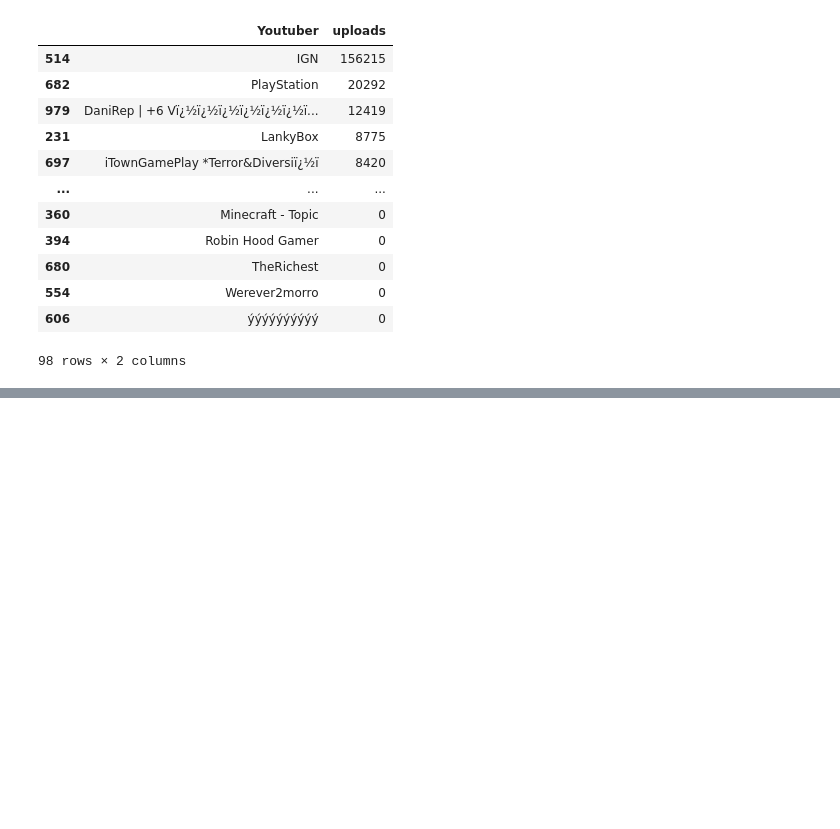
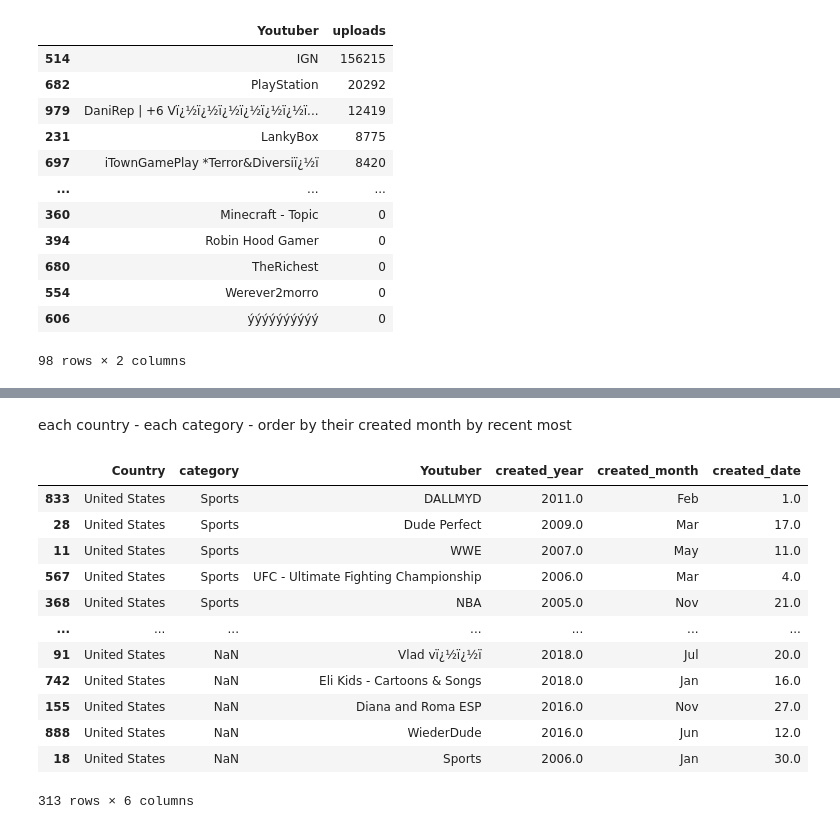
Before and after one commit to KavyaNair01/Machine_Learning, a Jupyter notebook: Pandas_practice.ipynb, the cells around one changed output, grey strips where cells are left out. Cells and saved outputs as stored; diff of their text form; code cells hidden in the pictures; blank space fills up the shorter version.

```diff
--- a/Pandas_practice.ipynb
+++ b/Pandas_practice.ipynb
@@ -266,0 +278,18 @@ df.loc[df['channel_type']=='Games', ['Youtuber','uploads']].sort_values(by = ['u
+# %% [markdown]
+each country - each category - order by their created month by recent most
+# %%
+df[['Country', 'category', 'Youtuber','created_year', 'created_month', 'created_date']][df['Country']=='United States'].sort_values(by = ['Country', 'category','created_year', 'created_month', 'created_date'], ascending = [False, False,False, False, False])
+# %% [output]
+|  | Country | category | Youtuber | created_year | created_month | created_date |
+| 833 | United States | Sports | DALLMYD | 2011.0 | Feb | 1.0 |
+| 28 | United States | Sports | Dude Perfect | 2009.0 | Mar | 17.0 |
+| 11 | United States | Sports | WWE | 2007.0 | May | 11.0 |
+| 567 | United States | Sports | UFC - Ultimate Fighting Championship | 2006.0 | Mar | 4.0 |
+| 368 | United States | Sports | NBA | 2005.0 | Nov | 21.0 |
+| ... | ... | ... | ... | ... | ... | ... |
+| 91 | United States | NaN | Vlad vï¿½ï¿½ï | 2018.0 | Jul | 20.0 |
+| 742 | United States | NaN | Eli Kids - Cartoons & Songs | 2018.0 | Jan | 16.0 |
+| 155 | United States | NaN | Diana and Roma ESP | 2016.0 | Nov | 27.0 |
+| 888 | United States | NaN | WiederDude | 2016.0 | Jun | 12.0 |
+| 18 | United States | NaN | Sports | 2006.0 | Jan | 30.0 |
+313 rows × 6 columns
```
Also changed, not shown: parts of 15 cells of this notebook.
